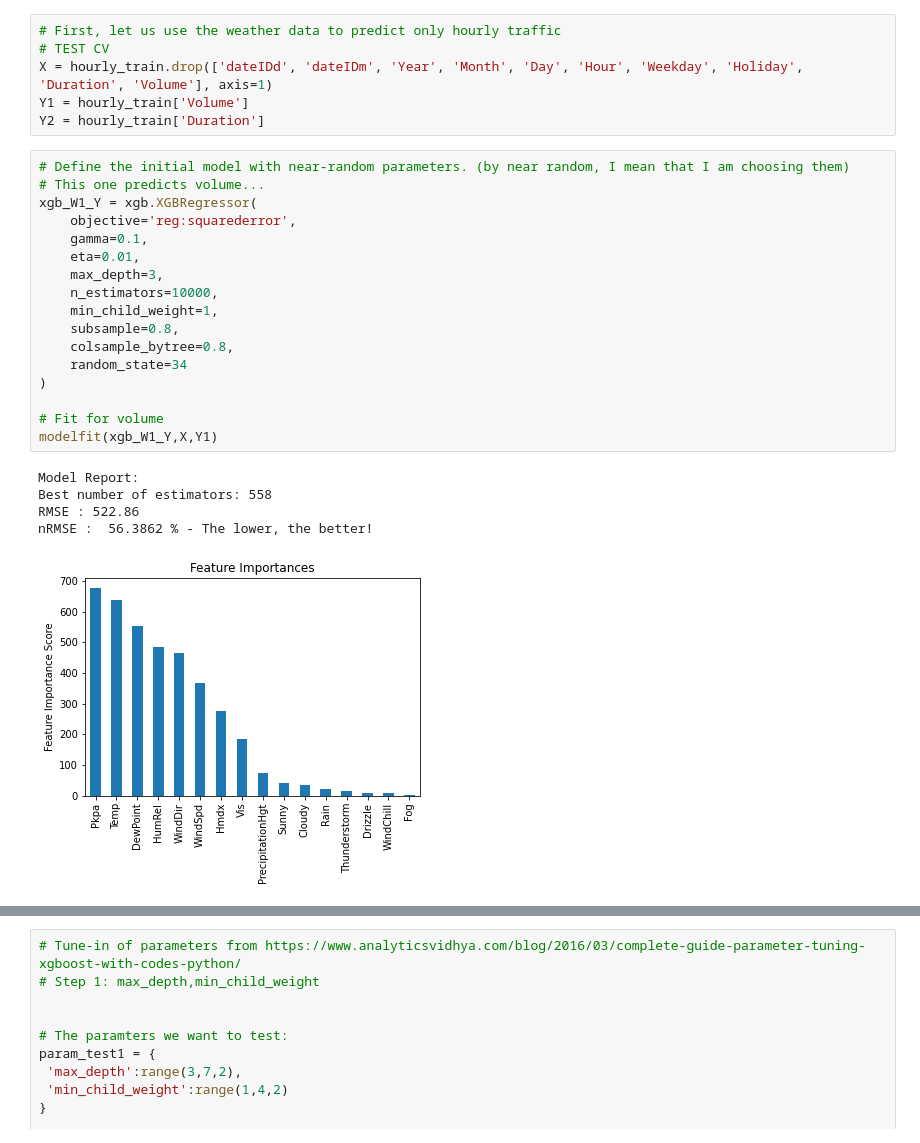
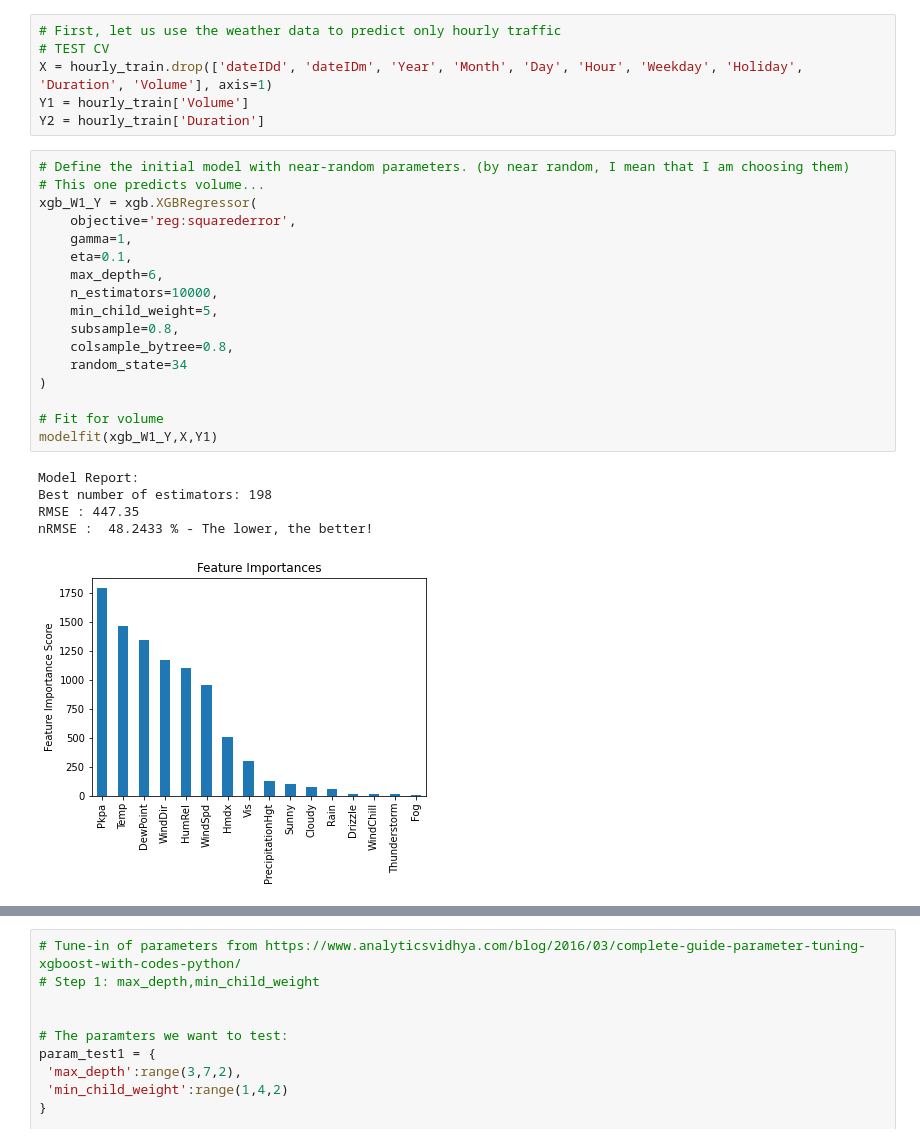
Before and after one commit to gbincoletto/MATH80629A, a Jupyter notebook: ML_Project_BIXI_Predictions.ipynb, the cells around one changed output, grey strips where cells are left out. Drawn from its saved outputs; the diff is of its cells as text.

```diff
--- a/ML_Project_BIXI_Predictions.ipynb
+++ b/ML_Project_BIXI_Predictions.ipynb
@@ -948,26 +948,26 @@ Y2 = hourly_train['Duration']
 # %%
 # Define the initial model with near-random parameters. (by near random, I mean that I am choosing them)
 # This one predicts volume...
 xgb_W1_Y = xgb.XGBRegressor(
     objective='reg:squarederror',
-    gamma=0.1,
-    eta=0.01,
-    max_depth=3,
+    gamma=1,
+    eta=0.1,
+    max_depth=6,
     n_estimators=10000,
-    min_child_weight=1,
+    min_child_weight=5,
     subsample=0.8,
     colsample_bytree=0.8,
     random_state=34
 )
 
 # Fit for volume
 modelfit(xgb_W1_Y,X,Y1)
 # %% [output]
 Model Report:
-Best number of estimators: 558
-RMSE : 522.86
-nRMSE :  56.3862 % - The lower, the better!
+Best number of estimators: 198
+RMSE : 447.35
+nRMSE :  48.2433 % - The lower, the better!
-[figure, old version]
+[figure, new version]
 # %%
 # Fit for duration
 modelfit(xgb_W1_Y,X,Y2)
```
Also changed, not shown: parts of 8 cells of this notebook.
